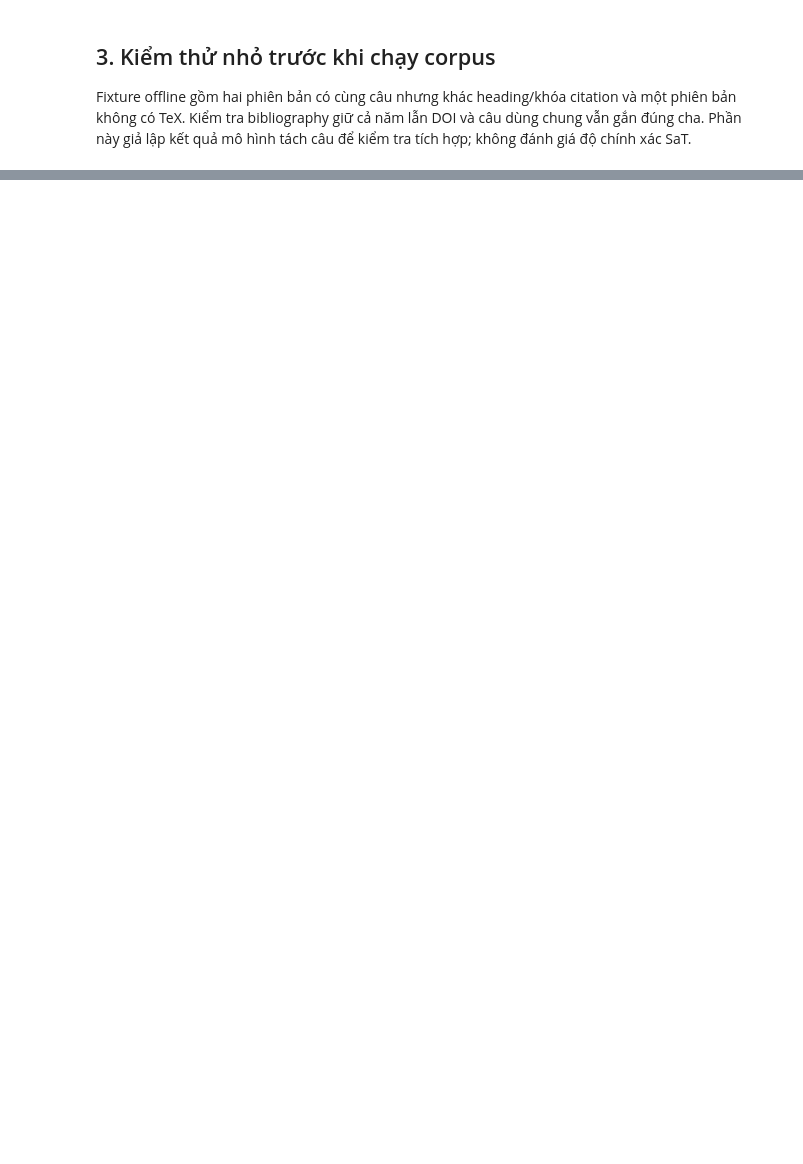
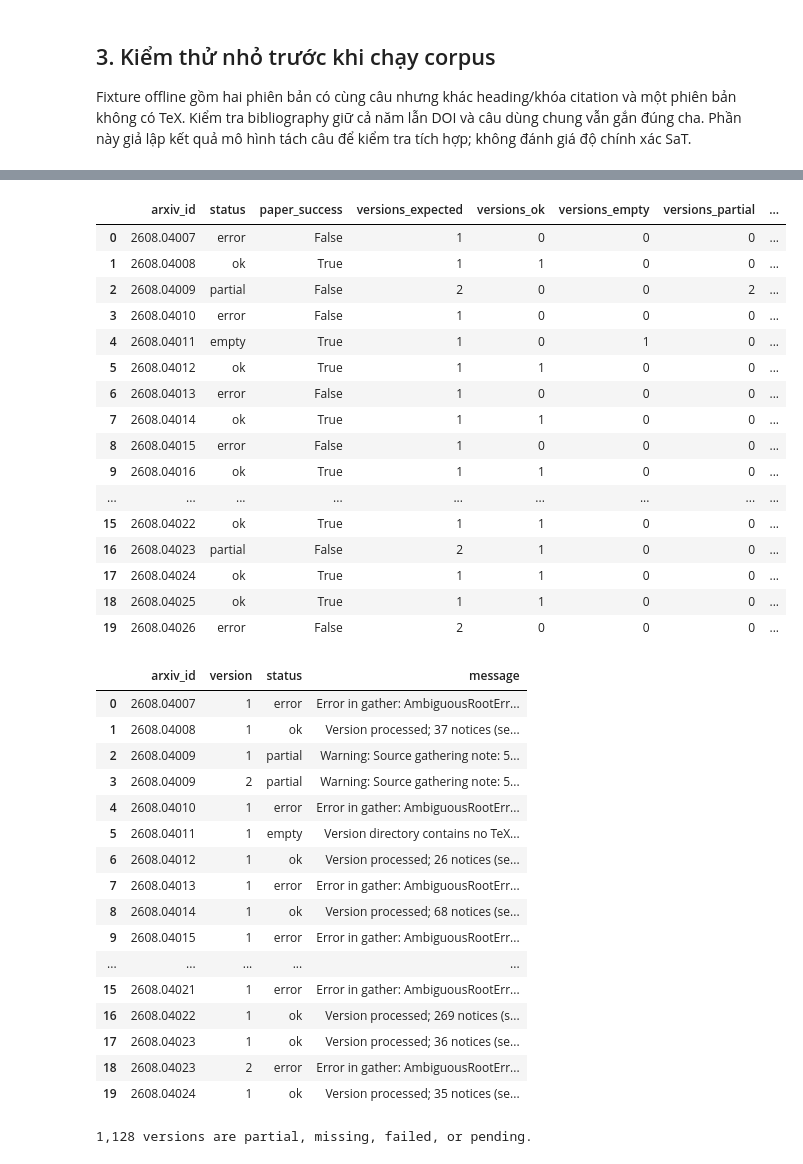
Before and after one commit to DuyNhat1705/Intro2DS-Group3-Source, a Jupyter notebook: src/parser.ipynb, the cells around one changed output, grey strips where cells are left out. Saved outputs shown, nothing was run; the diff lists cells and outputs as text; code cells hidden in the pictures; blank space fills up the shorter version.

```diff
--- a/src/parser.ipynb
+++ b/src/parser.ipynb
@@ -147,12 +192,13 @@ Range giữ nguyên định nghĩa trong `scraper.ipynb`. Mẫu thử chỉ thay
 Danh sách phiên bản lấy từ metadata, state Milestone 1 và thư mục thực tế. Phiên bản đã xác nhận `no_tex` được ghi `empty`; thiếu thư mục không có bằng chứng không được tự coi là rỗng. ID chưa có bất kỳ thông tin phiên bản dùng bản ghi v1 để biểu diễn thiếu đầu vào, không phải bằng chứng bài có một phiên bản. Lỗi metadata, nguồn thiếu và bibliography mơ hồ được giữ trong kết quả kiểm tra/trạng thái.
 # %%
+import time
+discovery_started = time.perf_counter()
+
 if SAMPLE_N is not None and (type(SAMPLE_N) is not int or SAMPLE_N <= 0):
     raise ValueError("SAMPLE_N phải là số nguyên dương hoặc None.")
 if RUN_RANGES == "local":
     selected_ranges = []
-    jobs = discover_publications(DATA_DIR, source_state_paths=SOURCE_STATE_PATHS)
-    if SAMPLE_N is not None:
-        jobs = jobs[:SAMPLE_N]
+    jobs = discover_publications(DATA_DIR, source_state_paths=SOURCE_STATE_PATHS, limit=SAMPLE_N)
 else:
     selected_ranges = sorted(RANGES) if RUN_RANGES == "all" else list(RUN_RANGES)
     if not selected_ranges or len(set(selected_ranges)) != len(selected_ranges) or any(r not in RANGES for r in selected_ranges):
@@ -164,7 +210,8 @@ else:
         targets.extend(f"{month}.{number:05d}" for number in range(first, end))
     if len(targets) != len(set(targets)):
         raise ValueError("Định nghĩa các range đang chồng lấn.")
-    jobs = discover_publications(DATA_DIR, target_ids=targets, source_state_paths=SOURCE_STATE_PATHS)
+    jobs = discover_publications(DATA_DIR, target_ids=targets, source_state_paths=SOURCE_STATE_PATHS,
+                                 state_ranges=[f"R{r}" for r in selected_ranges])
 
 def range_label(arxiv_id):
     for r, (month, first, last) in RANGES.items():
@@ -175,6 +222,7 @@ def range_label(arxiv_id):
 for job in jobs:
     job["range"] = range_label(job["arxiv_id"])
 WORKER_NAME = WORKER or ("local" if RUN_RANGES == "local" else "+".join(f"R{r}" for r in selected_ranges))
+print(f"Kiểm tra đầu vào: {time.perf_counter() - discovery_started:.1f} giây")
 print(f"Worker: {WORKER_NAME} | {len(jobs):,} ID | {sum(len(j['version_dirs']) for j in jobs):,} phiên bản dự kiến")
 preview = [{"arxiv_id": j["arxiv_id"], "range": j["range"], "số phiên bản": len(j["version_dirs"]),
             "thư mục": str(j.get("paper_dir") or "chưa có"), "lỗi phát hiện": "; ".join(j.get("discovery_errors", []))}
@@ -273,16 +374,50 @@ RSS là tổng bộ nhớ cư trú của tiến trình Python và tiến trình
 # %%
 per_paper = pd.read_csv(REPORTS_DIR / "per_paper.csv", dtype={"arxiv_id": str})
 per_version = pd.read_csv(REPORTS_DIR / "per_version.csv", dtype={"arxiv_id": str})
-range_stats = pd.read_csv(REPORTS_DIR / "range_stats.csv")
-display(range_stats)
+
 display(per_paper.head(20))
 display(per_version.head(20))
-issues = per_paper[~per_paper["status"].isin(["ok", "empty"])]
-print(f"{len(issues):,} papers have missing input, errors, or pending processing.")
+issues = per_version[~per_version["status"].isin(["ok", "empty"])]
+print(f"{len(issues):,} versions are partial, missing, failed, or pending.")
 display(issues.head(20))
-diagnostics = pd.read_csv(REPORTS_DIR / "warnings.csv", dtype={"arxiv_id": str})
-actionable_versions = pd.read_csv(REPORTS_DIR / "issues.csv", dtype={"arxiv_id": str})
-print("Versions requiring attention:")
-display(actionable_versions.head(30))
-print("Quality notices and warnings (only affects_status=True indicates incomplete results):")
-display(diagnostics.head(30))
+
+if DEBUG_REPORTS:
+    display(pd.read_csv(REPORTS_DIR / "range_stats.csv"))
+    print("Detailed quality notices and warnings:")
+    display(pd.read_csv(REPORTS_DIR / "warnings.csv", dtype={"arxiv_id": str}).head(30))
+# %% [output]
+|  | arxiv_id | status | paper_success | versions_expected | versions_ok | versions_empty | versions_partial | ... |
+| 0 | 2608.04007 | error | False | 1 | 0 | 0 | 0 | ... |
+| 1 | 2608.04008 | ok | True | 1 | 1 | 0 | 0 | ... |
+| 2 | 2608.04009 | partial | False | 2 | 0 | 0 | 2 | ... |
+| 3 | 2608.04010 | error | False | 1 | 0 | 0 | 0 | ... |
+| 4 | 2608.04011 | empty | True | 1 | 0 | 1 | 0 | ... |
+| 5 | 2608.04012 | ok | True | 1 | 1 | 0 | 0 | ... |
+| 6 | 2608.04013 | error | False | 1 | 0 | 0 | 0 | ... |
+| 7 | 2608.04014 | ok | True | 1 | 1 | 0 | 0 | ... |
+| 8 | 2608.04015 | error | False | 1 | 0 | 0 | 0 | ... |
+| 9 | 2608.04016 | ok | True | 1 | 1 | 0 | 0 | ... |
+| ... | ... | ... | ... | ... | ... | ... | ... | ... |
+| 15 | 2608.04022 | ok | True | 1 | 1 | 0 | 0 | ... |
+| 16 | 2608.04023 | partial | False | 2 | 1 | 0 | 0 | ... |
+| 17 | 2608.04024 | ok | True | 1 | 1 | 0 | 0 | ... |
+| 18 | 2608.04025 | ok | True | 1 | 1 | 0 | 0 | ... |
+| 19 | 2608.04026 | error | False | 2 | 0 | 0 | 0 | ... |
+|  | arxiv_id | version | status | message |
+| 0 | 2608.04007 | 1 | error | Error in gather: AmbiguousRootErr... |
+| 1 | 2608.04008 | 1 | ok | Version processed; 37 notices (se... |
+| 2 | 2608.04009 | 1 | partial | Warning: Source gathering note: 5... |
+| 3 | 2608.04009 | 2 | partial | Warning: Source gathering note: 5... |
+| 4 | 2608.04010 | 1 | error | Error in gather: AmbiguousRootErr... |
+| 5 | 2608.04011 | 1 | empty | Version directory contains no TeX... |
+| 6 | 2608.04012 | 1 | ok | Version processed; 26 notices (se... |
+| 7 | 2608.04013 | 1 | error | Error in gather: AmbiguousRootErr... |
+| 8 | 2608.04014 | 1 | ok | Version processed; 68 notices (se... |
+| 9 | 2608.04015 | 1 | error | Error in gather: AmbiguousRootErr... |
+| ... | ... | ... | ... | ... |
+| 15 | 2608.04021 | 1 | error | Error in gather: AmbiguousRootErr... |
+| 16 | 2608.04022 | 1 | ok | Version processed; 269 notices (s... |
+| 17 | 2608.04023 | 1 | ok | Version processed; 36 notices (se... |
+| 18 | 2608.04023 | 2 | error | Error in gather: AmbiguousRootErr... |
+| 19 | 2608.04024 | 1 | ok | Version processed; 35 notices (se... |
+1,128 versions are partial, missing, failed, or pending.
```
Also changed, not shown: parts of 15 cells of this notebook, 8 other files.
